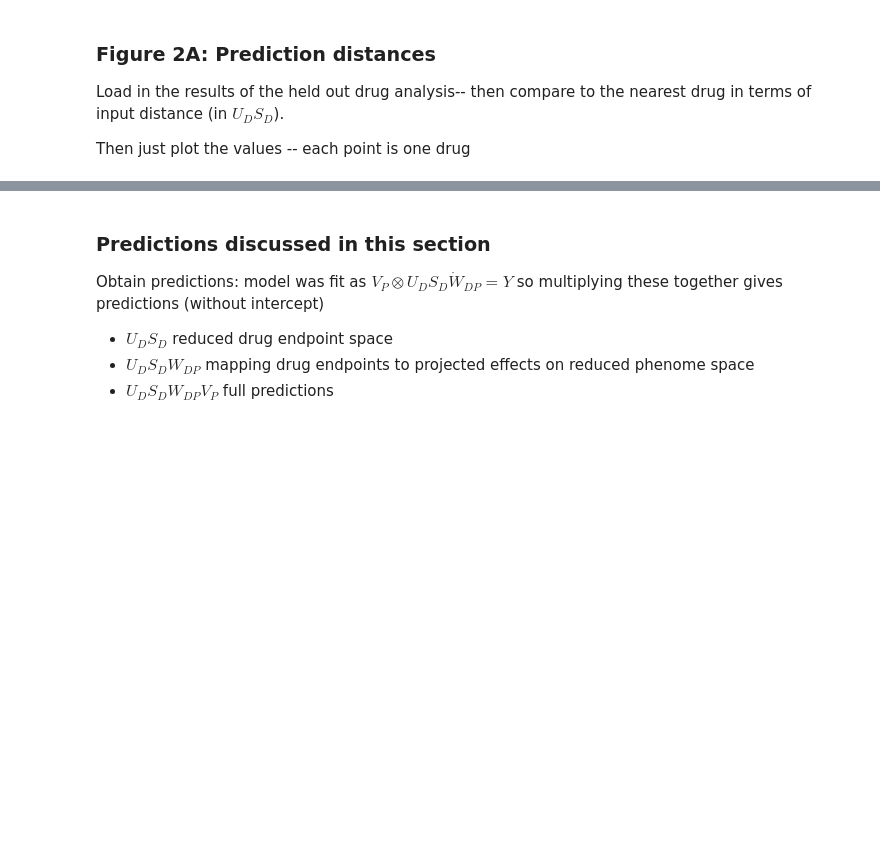
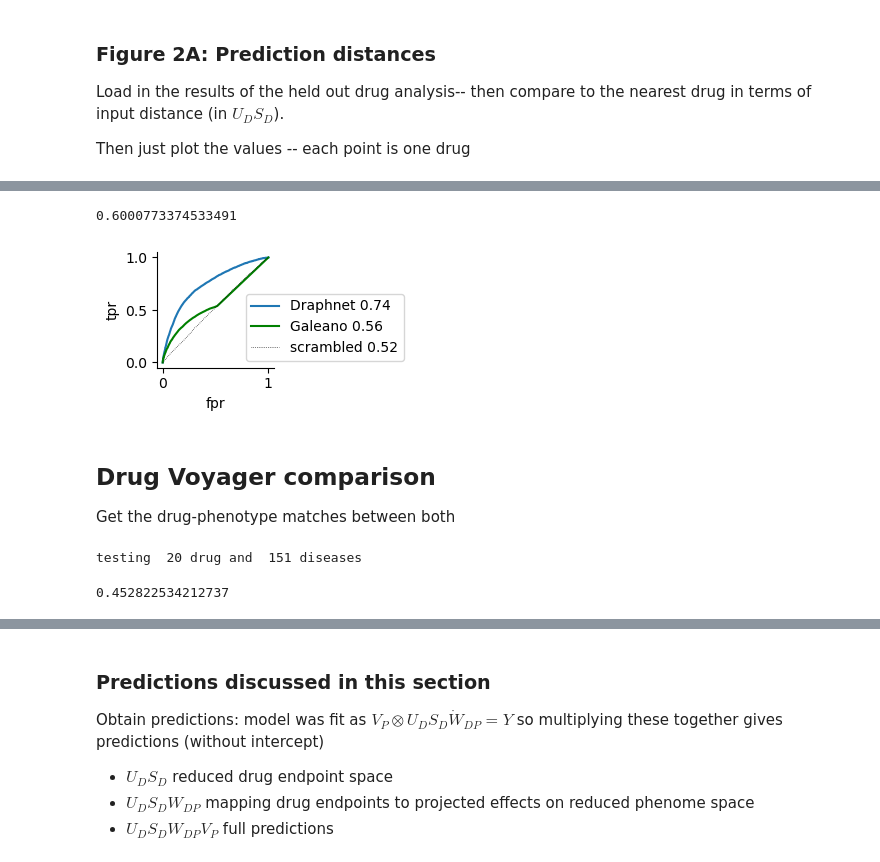
Before and after one commit to RDMelamed/drug-phenome, a Jupyter notebook: 3. Results part 1--evaluation.ipynb, the cells around one changed output, grey strips where cells are left out. Saved outputs shown, nothing was run; the diff lists cells and outputs as text; code cells hidden in the pictures; blank space fills up the shorter version.

Commit message:
updates of evaluation

```diff
--- a/3. Results part 1--evaluation.ipynb
+++ b/3. Results part 1--evaluation.ipynb
@@ -194,0 +258,3 @@ RanksumsResult(statistic=5.535870513935947, pvalue=3.096863053871949e-08)
+# %%
+double_drug = list(sep_drugboth & drugboth)
+double_dis = list(sep_disboth & disboth)
@@ -194,0 +271,7 @@ RanksumsResult(statistic=5.535870513935947, pvalue=3.096863053871949e-08)
+# %%
+galeano_v_sider = pd.concat(( s8_stack.loc[double_dis, double_drug].unstack().transpose(),
+                             se_mat.loc[double_dis,double_drug].unstack().transpose()),axis=1)# galeano':s8_stack.unstack().transpose(),
+#                                  'sider':se_mat.unstack().transpose()})
+
+galeano_v_sider.columns = ['galeano','sider']
+roc_auc_score(galeano_v_sider['sider'], galeano_v_sider['galeano'])
@@ -194,0 +280,6 @@ RanksumsResult(statistic=5.535870513935947, pvalue=3.096863053871949e-08)
+# %%
+pred_v_sider = pd.concat((draph_pred.transpose().loc[double_dis, double_drug].unstack().transpose(),
+    se_mat.loc[double_dis, double_drug].unstack().transpose()),axis=1)
+pred_v_sider.columns = ['pred','sider']
+
+roc_auc_score(pred_v_sider['sider'], pred_v_sider['pred'])
@@ -194,0 +300,64 @@ RanksumsResult(statistic=5.535870513935947, pvalue=3.096863053871949e-08)
+# %%
+nnpred_v_sider = pd.concat((nn_pred.transpose().loc[double_dis, double_drug].unstack().transpose(),
+    se_mat.loc[double_dis, double_drug].unstack().transpose()),axis=1)
+nnpred_v_sider.columns = ['pred','sider']
+
+roc_auc_score(nnpred_v_sider['sider'], nnpred_v_sider['pred'])
+# %% [output]
+0.6000773374533491
+# %%
+spred_v_sider = pd.concat((sred2.transpose().loc[double_dis, double_drug].unstack().transpose(),
+    se_mat.loc[double_dis, double_drug].unstack().transpose()),axis=1)
+spred_v_sider.columns = ['pred','sider']
+# %%
+import matplotlib.pyplot as plt
+from sklearn import metrics
+from sklearn.metrics import roc_auc_score
+fpr, tpr, thresholds = metrics.roc_curve(pred_v_sider['sider'], pred_v_sider['pred'], pos_label=1)
+fprs, tprs, thresholds = metrics.roc_curve(spred_v_sider['sider'], spred_v_sider['pred'], pos_label=1)
+fprg, tprg, thresholds = metrics.roc_curve(galeano_v_sider['sider'], galeano_v_sider['galeano'], pos_label=1)
+
+#fprnn, tprnn, thresholds = metrics.roc_curve(nn_v_sider['sider'], nn_v_sider['pred'], pos_label=1)
+f, ax = plt.subplots(1, figsize=(1.5,1.5))
+ax.plot(fpr, tpr)
+ax.set_xlabel('fpr')
+ax.set_ylabel('tpr')
+ax.spines['right'].set_visible(False)
+ax.spines['top'].set_visible(False)
+
+ax.plot(fprg, tprg,c='green')
+ax.plot(fprs, tprs,":",c='k',linewidth=.5)
+
+ax.legend(['Draphnet {:1.2f}'.format(roc_auc_score(pred_v_sider['sider'], pred_v_sider['pred'])),
+            'Galeano {:1.2f}'.format(roc_auc_score(galeano_v_sider['sider'], galeano_v_sider['galeano'])),
+           'scrambled {:1.2f}'.format(roc_auc_score(spred_v_sider['sider'], spred_v_sider['pred']))],bbox_to_anchor=[.7,.7]) #loc='outside right')
+
+f.savefig("auc.pdf",bbox_inches='tight')
+# %% [output]
+[figure, added]
+# %% [markdown]
+## Drug Voyager comparison
+Get the drug-phenotype matches between both
+# %%
+se_dv_match = pd.read_csv("evaluations/drugvoyager_match.txt",sep="\t",index_col=0)
+se_dv_match.head()
+
+se_dv_match['ae'] = 1
+dv_stack = se_dv_match.loc[:,['ukb','cid','ae']].drop_duplicates().set_index(['cid','ukb']).transpose().stack('ukb').fillna(0)
+dv_stack.index = dv_stack.index.droplevel(0)
+
+dvs_drugboth = list(set(dv_stack.columns) & set(se_mat.columns.map(int)) & set(draph_pred.index))
+dvs_disboth = list(set(dv_stack.index) & set(se_mat.index))
+print("testing ", len(dvs_drugboth),'drug and ',len(dvs_disboth),'diseases')
+# %% [output]
+testing  20 drug and  151 diseases
+# %%
+dv_v_sider = pd.concat(( dv_stack.loc[dvs_disboth, dvs_drugboth].unstack().transpose(),
+                             se_mat.loc[dvs_disboth,dvs_drugboth].unstack().transpose()),axis=1)# galeano':s8_stack.unstack().transpose(),
+#                                  'sider':se_mat.unstack().transpose()})
+
+dv_v_sider.columns = ['dv','sider']
+
+roc_auc_score(dv_v_sider['sider'], dv_v_sider['dv'])
+# %% [output]
+0.452822534212737
```
Also changed, not shown: parts of 41 cells of this notebook, 6 other files.
